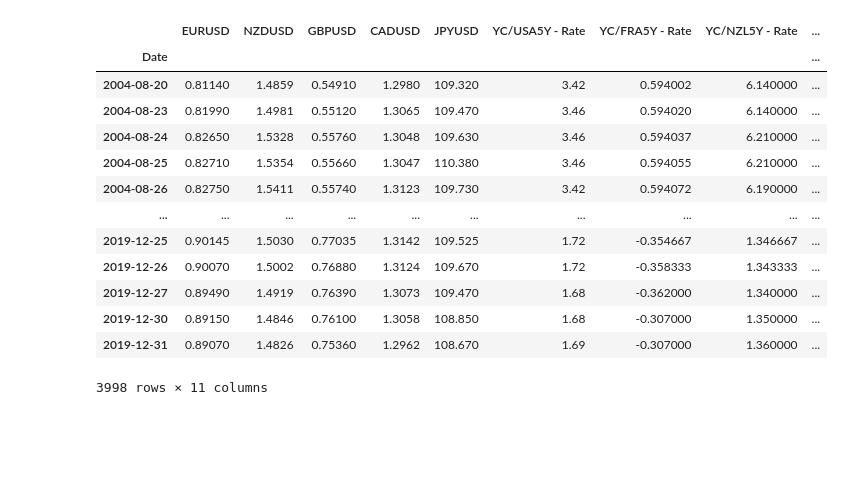
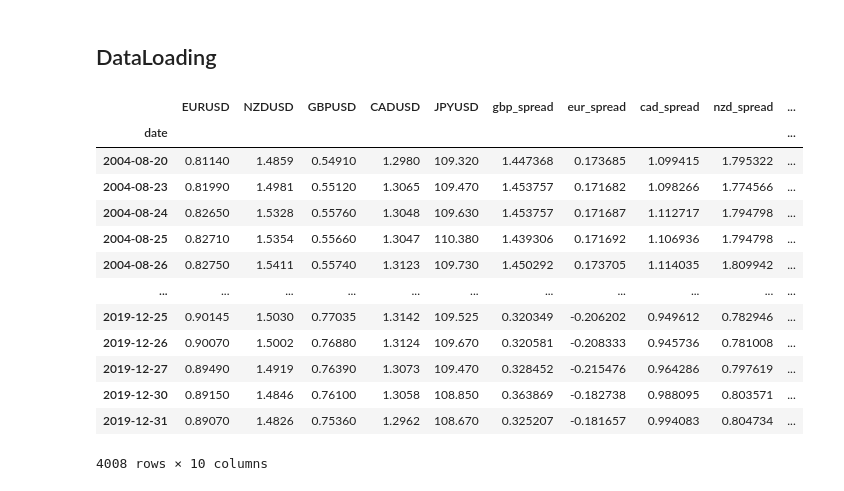
Before and after one commit to maneetsingh1/ts_forex_project, a Jupyter notebook: codes/VARMA_CCY.ipynb, the cells around one changed output. Saved outputs shown, nothing was run; the diff lists cells and outputs as text; code cells hidden in the pictures; blank space fills up the shorter version.

```diff
--- a/codes/VARMA_CCY.ipynb
+++ b/codes/VARMA_CCY.ipynb
@@ -23,24 +23,26 @@ from sktime.performance_metrics.forecasting import mean_absolute_percentage_erro
 from sktime.performance_metrics.forecasting import mean_absolute_scaled_error
 from itertools import accumulate
 import itertools
+# %% [markdown]
+## DataLoading
 # %%
-vardata = pd.read_csv('data_varma.csv').rename(columns= {'Unnamed: 0':'Date'}).set_index('Date')
+vardata = pd.read_csv('data_varma.csv').set_index('date')
 vardata.index = pd.to_datetime(vardata.index)
 vardata
 # %% [output]
-|  | EURUSD | NZDUSD | GBPUSD | CADUSD | JPYUSD | YC/USA5Y - Rate | YC/FRA5Y - Rate | YC/NZL5Y - Rate | ... |
-| Date |  |  |  |  |  |  |  |  | ... |
-| 2004-08-20 | 0.81140 | 1.4859 | 0.54910 | 1.2980 | 109.320 | 3.42 | 0.594002 | 6.140000 | ... |
-| 2004-08-23 | 0.81990 | 1.4981 | 0.55120 | 1.3065 | 109.470 | 3.46 | 0.594020 | 6.140000 | ... |
-| 2004-08-24 | 0.82650 | 1.5328 | 0.55760 | 1.3048 | 109.630 | 3.46 | 0.594037 | 6.210000 | ... |
-| 2004-08-25 | 0.82710 | 1.5354 | 0.55660 | 1.3047 | 110.380 | 3.46 | 0.594055 | 6.210000 | ... |
-| 2004-08-26 | 0.82750 | 1.5411 | 0.55740 | 1.3123 | 109.730 | 3.42 | 0.594072 | 6.190000 | ... |
-| ... | ... | ... | ... | ... | ... | ... | ... | ... | ... |
-| 2019-12-25 | 0.90145 | 1.5030 | 0.77035 | 1.3142 | 109.525 | 1.72 | -0.354667 | 1.346667 | ... |
-| 2019-12-26 | 0.90070 | 1.5002 | 0.76880 | 1.3124 | 109.670 | 1.72 | -0.358333 | 1.343333 | ... |
-| 2019-12-27 | 0.89490 | 1.4919 | 0.76390 | 1.3073 | 109.470 | 1.68 | -0.362000 | 1.340000 | ... |
-| 2019-12-30 | 0.89150 | 1.4846 | 0.76100 | 1.3058 | 108.850 | 1.68 | -0.307000 | 1.350000 | ... |
-| 2019-12-31 | 0.89070 | 1.4826 | 0.75360 | 1.2962 | 108.670 | 1.69 | -0.307000 | 1.360000 | ... |
+|  | EURUSD | NZDUSD | GBPUSD | CADUSD | JPYUSD | gbp_spread | eur_spread | cad_spread | nzd_spread | ... |
+| date |  |  |  |  |  |  |  |  |  | ... |
+| 2004-08-20 | 0.81140 | 1.4859 | 0.54910 | 1.2980 | 109.320 | 1.447368 | 0.173685 | 1.099415 | 1.795322 | ... |
+| 2004-08-23 | 0.81990 | 1.4981 | 0.55120 | 1.3065 | 109.470 | 1.453757 | 0.171682 | 1.098266 | 1.774566 | ... |
+| 2004-08-24 | 0.82650 | 1.5328 | 0.55760 | 1.3048 | 109.630 | 1.453757 | 0.171687 | 1.112717 | 1.794798 | ... |
+| 2004-08-25 | 0.82710 | 1.5354 | 0.55660 | 1.3047 | 110.380 | 1.439306 | 0.171692 | 1.106936 | 1.794798 | ... |
+| 2004-08-26 | 0.82750 | 1.5411 | 0.55740 | 1.3123 | 109.730 | 1.450292 | 0.173705 | 1.114035 | 1.809942 | ... |
+| ... | ... | ... | ... | ... | ... | ... | ... | ... | ... | ... |
+| 2019-12-25 | 0.90145 | 1.5030 | 0.77035 | 1.3142 | 109.525 | 0.320349 | -0.206202 | 0.949612 | 0.782946 | ... |
+| 2019-12-26 | 0.90070 | 1.5002 | 0.76880 | 1.3124 | 109.670 | 0.320581 | -0.208333 | 0.945736 | 0.781008 | ... |
+| 2019-12-27 | 0.89490 | 1.4919 | 0.76390 | 1.3073 | 109.470 | 0.328452 | -0.215476 | 0.964286 | 0.797619 | ... |
+| 2019-12-30 | 0.89150 | 1.4846 | 0.76100 | 1.3058 | 108.850 | 0.363869 | -0.182738 | 0.988095 | 0.803571 | ... |
+| 2019-12-31 | 0.89070 | 1.4826 | 0.75360 | 1.2962 | 108.670 | 0.325207 | -0.181657 | 0.994083 | 0.804734 | ... |
-3998 rows × 11 columns
+4008 rows × 10 columns
 # %%
 df_diff = vardata.diff(1).dropna()
```
Also changed, not shown: parts of 9 cells of this notebook.
